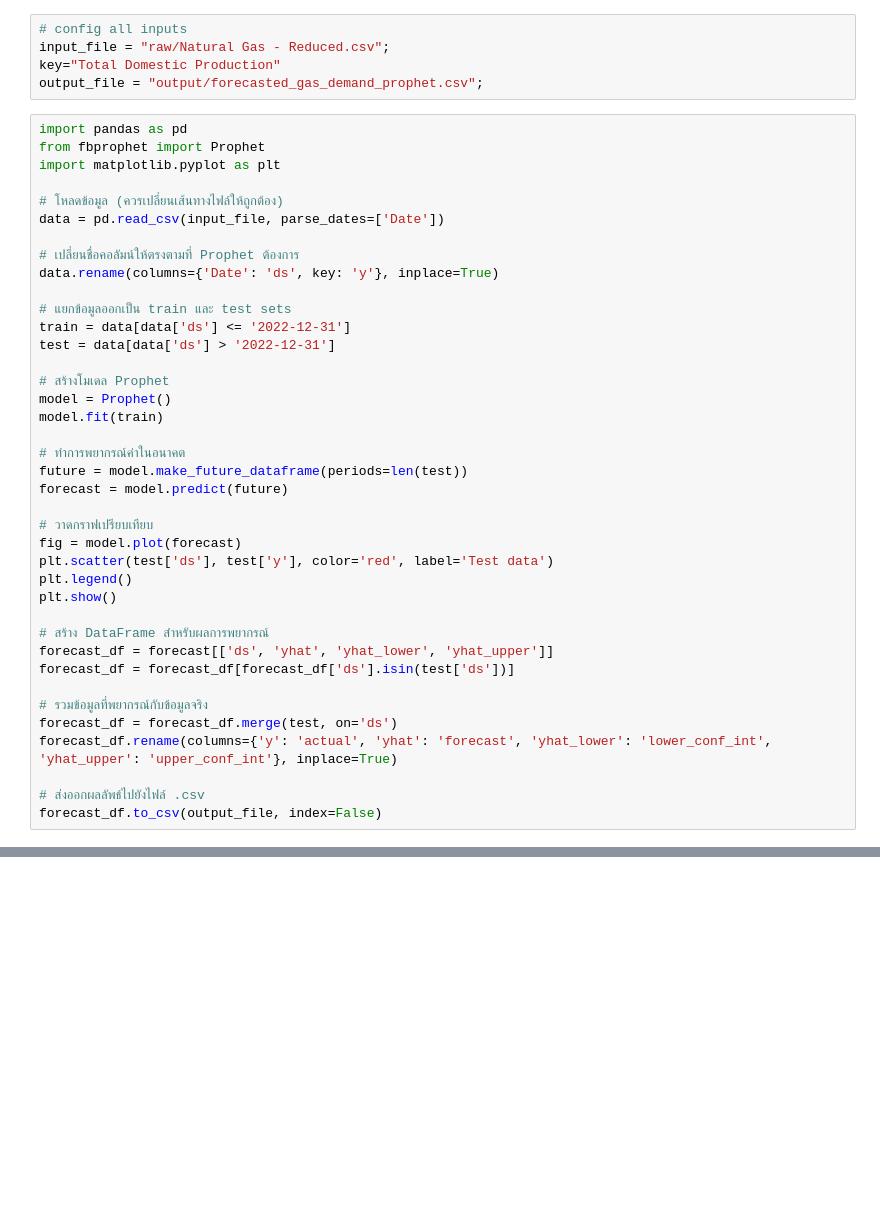
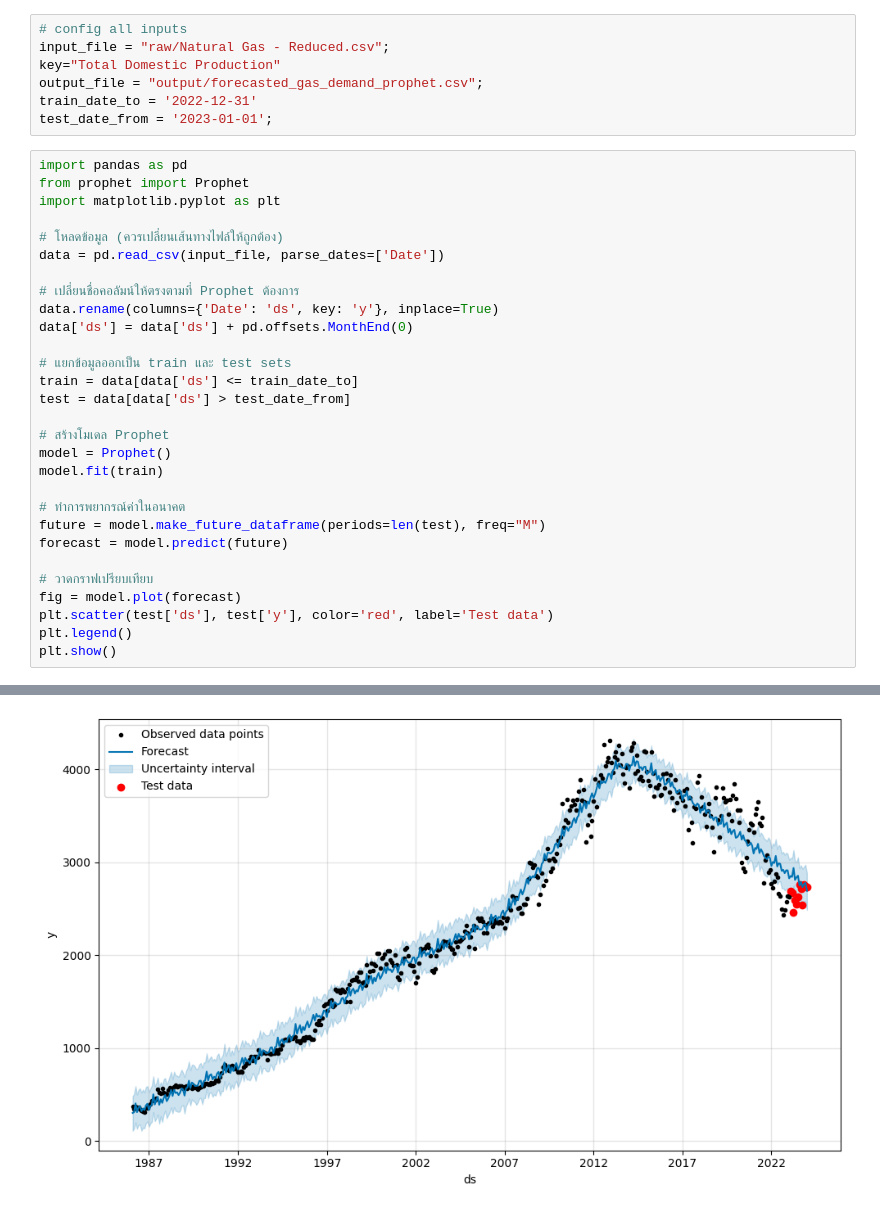
Before and after one commit to arc6828/prediction, a Jupyter notebook: prophet.ipynb, the cells around one changed output, grey strips where cells are left out. Saved outputs shown, nothing was run; the diff lists cells and outputs as text; blank space fills up the shorter version.

Commit message:
prophet done

```diff
--- a/prophet.ipynb
+++ b/prophet.ipynb
@@ -3,9 +3,11 @@
 input_file = "raw/Natural Gas - Reduced.csv";
 key="Total Domestic Production"
 output_file = "output/forecasted_gas_demand_prophet.csv";
+train_date_to = '2022-12-31'
+test_date_from = '2023-01-01';
 # %%
 import pandas as pd
-from fbprophet import Prophet
+from prophet import Prophet
 import matplotlib.pyplot as plt
 
 # โหลดข้อมูล (ควรเปลี่ยนเส้นทางไฟล์ให้ถูกต้อง)
@@ -13,17 +15,18 @@ data = pd.read_csv(input_file, parse_dates=['Date'])
 
 # เปลี่ยนชื่อคอลัมน์ให้ตรงตามที่ Prophet ต้องการ
 data.rename(columns={'Date': 'ds', key: 'y'}, inplace=True)
+data['ds'] = data['ds'] + pd.offsets.MonthEnd(0)
 
 # แยกข้อมูลออกเป็น train และ test sets
-train = data[data['ds'] <= '2022-12-31']
-test = data[data['ds'] > '2022-12-31']
+train = data[data['ds'] <= train_date_to]
+test = data[data['ds'] > test_date_from]
 
 # สร้างโมเดล Prophet
 model = Prophet()
 model.fit(train)
 
 # ทำการพยากรณ์ค่าในอนาคต
-future = model.make_future_dataframe(periods=len(test))
+future = model.make_future_dataframe(periods=len(test), freq="M")
 forecast = model.predict(future)
 
 # วาดกราฟเปรียบเทียบ
@@ -31,15 +34,4 @@ fig = model.plot(forecast)
 plt.scatter(test['ds'], test['y'], color='red', label='Test data')
 plt.legend()
 plt.show()
-
-# สร้าง DataFrame สำหรับผลการพยากรณ์
-forecast_df = forecast[['ds', 'yhat', 'yhat_lower', 'yhat_upper']]
-forecast_df = forecast_df[forecast_df['ds'].isin(test['ds'])]
-
-# รวมข้อมูลที่พยากรณ์กับข้อมูลจริง
-forecast_df = forecast_df.merge(test, on='ds')
-forecast_df.rename(columns={'y': 'actual', 'yhat': 'forecast', 'yhat_lower': 'lower_conf_int', 'yhat_upper': 'upper_conf_int'}, inplace=True)
-
-# ส่งออกผลลัพธ์ไปยังไฟล์ .csv
-forecast_df.to_csv(output_file, index=False)
 # %% [output]
@@ -46,0 +40 @@ ModuleNotFoundError: No module named 'fbprophet'
+[figure, added]
```
Also changed, not shown: parts of 3 cells of this notebook, 6 other files.
